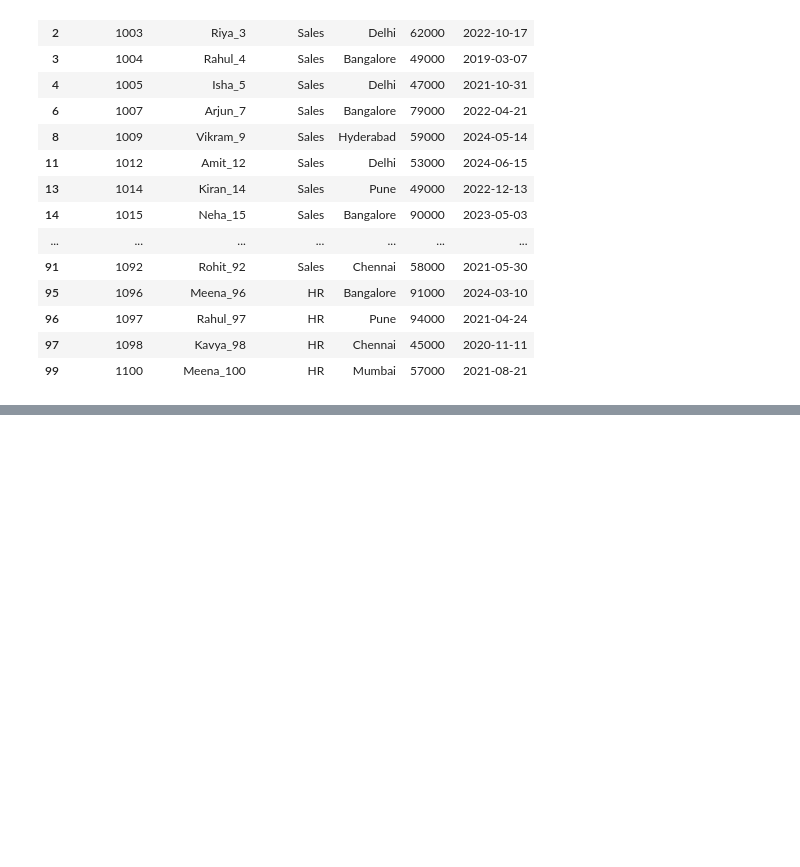
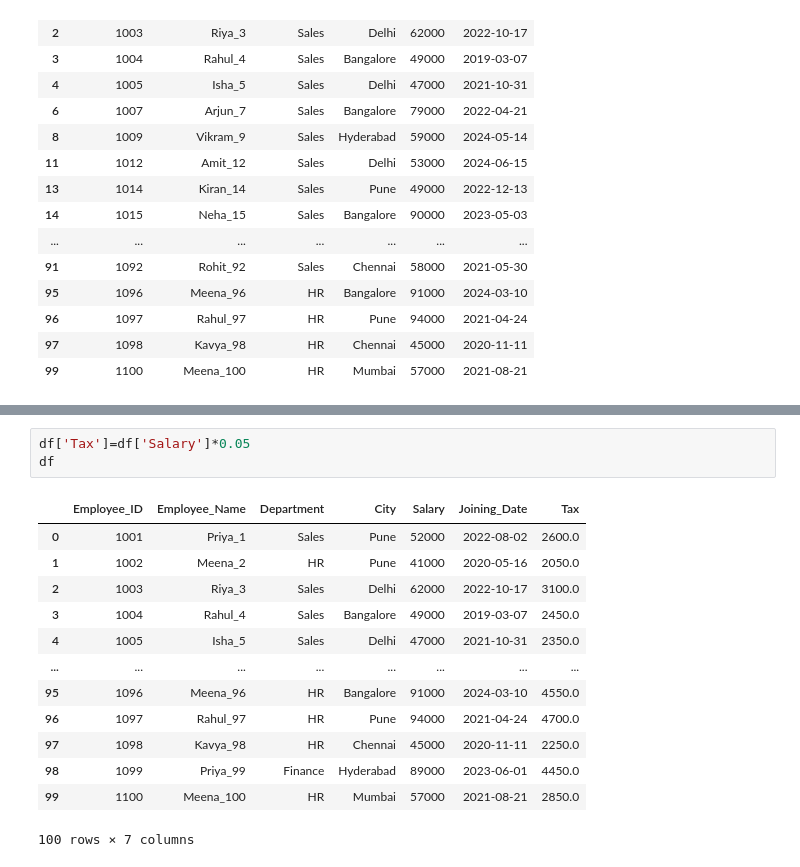
Before and after one commit to harsha0p6300/python_practice, a Jupyter notebook: csv.ipynb, the cells around one changed output, grey strips where cells are left out. Cells and saved outputs as stored; diff of their text form; blank space fills up the shorter version.

```diff
--- a/csv.ipynb
+++ b/csv.ipynb
@@ -68,0 +90,17 @@ df[df['Department'].isin(['Sales','HR'])]
+# %%
+df['Tax']=df['Salary']*0.05
+df
+# %% [output]
+|  | Employee_ID | Employee_Name | Department | City | Salary | Joining_Date | Tax |
+| 0 | 1001 | Priya_1 | Sales | Pune | 52000 | 2022-08-02 | 2600.0 |
+| 1 | 1002 | Meena_2 | HR | Pune | 41000 | 2020-05-16 | 2050.0 |
+| 2 | 1003 | Riya_3 | Sales | Delhi | 62000 | 2022-10-17 | 3100.0 |
+| 3 | 1004 | Rahul_4 | Sales | Bangalore | 49000 | 2019-03-07 | 2450.0 |
+| 4 | 1005 | Isha_5 | Sales | Delhi | 47000 | 2021-10-31 | 2350.0 |
+| ... | ... | ... | ... | ... | ... | ... | ... |
+| 95 | 1096 | Meena_96 | HR | Bangalore | 91000 | 2024-03-10 | 4550.0 |
+| 96 | 1097 | Rahul_97 | HR | Pune | 94000 | 2021-04-24 | 4700.0 |
+| 97 | 1098 | Kavya_98 | HR | Chennai | 45000 | 2020-11-11 | 2250.0 |
+| 98 | 1099 | Priya_99 | Finance | Hyderabad | 89000 | 2023-06-01 | 4450.0 |
+| 99 | 1100 | Meena_100 | HR | Mumbai | 57000 | 2021-08-21 | 2850.0 |
+100 rows × 7 columns
```
Also changed, not shown: parts of 2 cells of this notebook.
